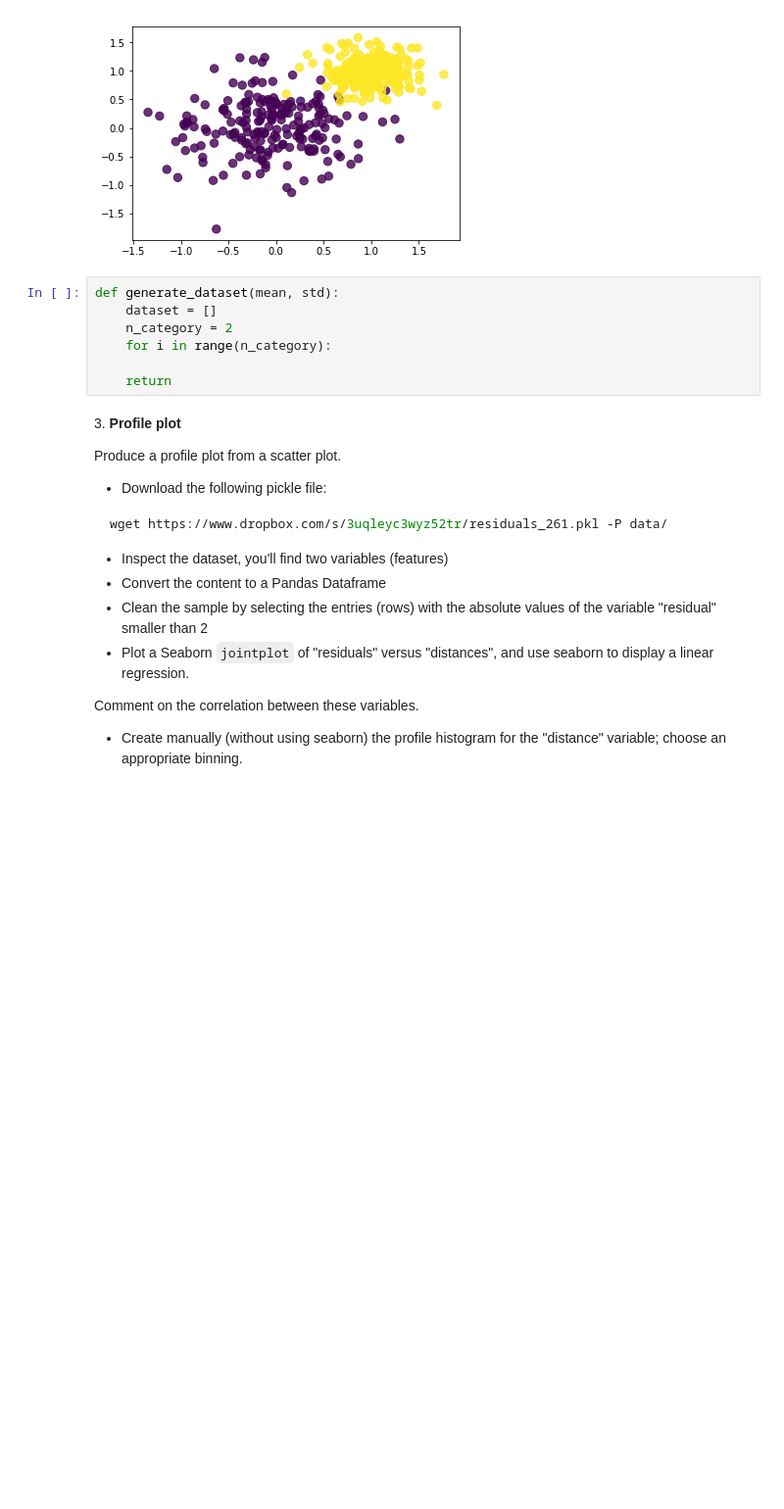
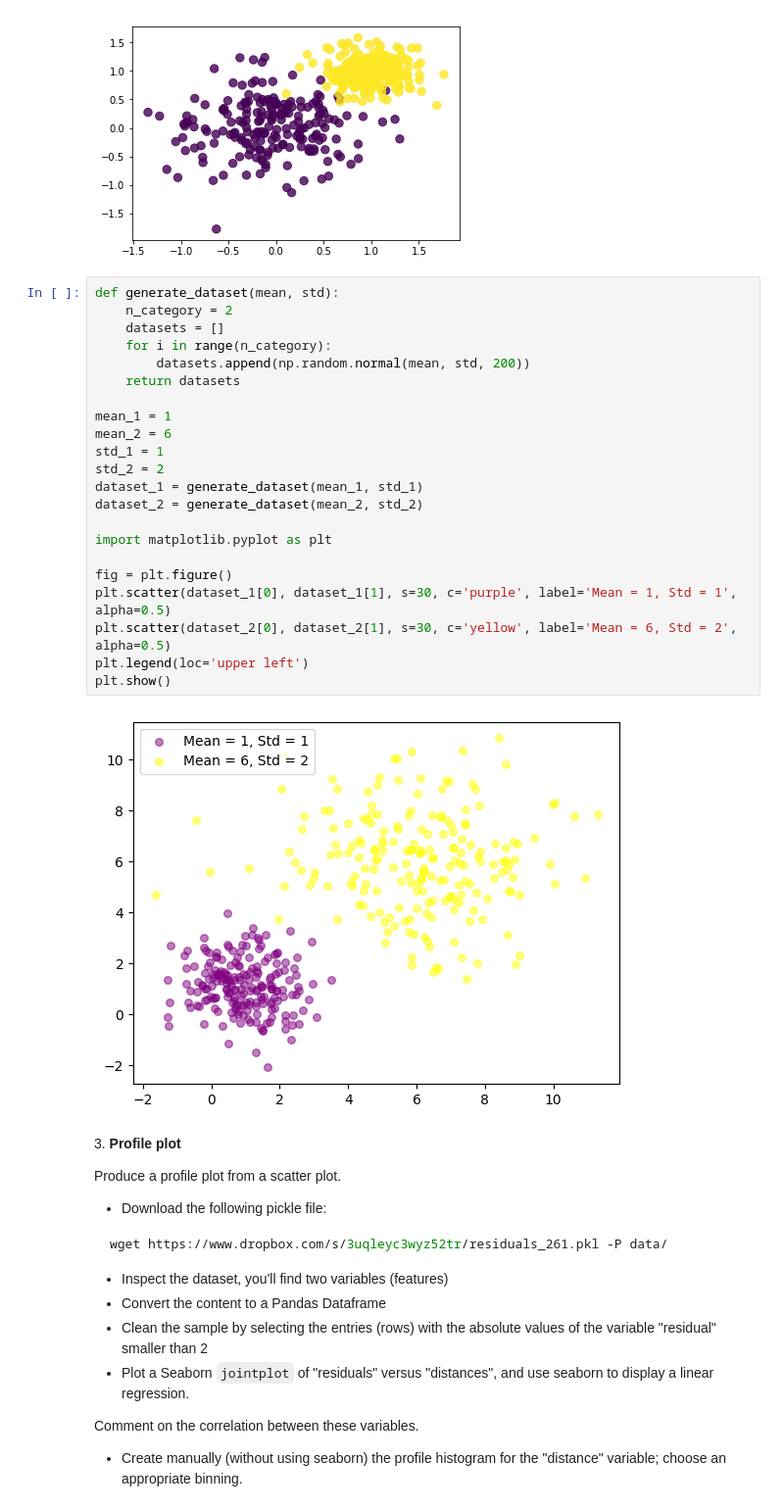
Before and after one commit to zucchett/ScientificComputingWithPython2022, a Jupyter notebook: 7/07ex_visualization.ipynb, the cells around one changed output. Shown at 98% size. Cells and saved outputs as stored; diff of their text form; blank space fills up the shorter version.

```diff
--- a/7/07ex_visualization.ipynb
+++ b/7/07ex_visualization.ipynb
@@ -80,13 +80,30 @@ from IPython.display import Image
 Image('two_categories_scatter_plot.png')
 # %% [output]
 [figure]
-# %%
-def generate_dataset(mean, std):
-    dataset = []
-    n_category = 2
-    for i in range(n_category):
-
-    return
+# %%
+def generate_dataset(mean, std):
+    n_category = 2
+    datasets = []
+    for i in range(n_category):
+        datasets.append(np.random.normal(mean, std, 200))
+    return datasets
+
+mean_1 = 1
+mean_2 = 6
+std_1 = 1
+std_2 = 2
+dataset_1 = generate_dataset(mean_1, std_1)
+dataset_2 = generate_dataset(mean_2, std_2)
+
+import matplotlib.pyplot as plt
+
+fig = plt.figure()
+plt.scatter(dataset_1[0], dataset_1[1], s=30, c='purple', label='Mean = 1, Std = 1', alpha=0.5)
+plt.scatter(dataset_2[0], dataset_2[1], s=30, c='yellow', label='Mean = 6, Std = 2', alpha=0.5)
+plt.legend(loc='upper left')
+plt.show()
+# %% [output]
+[figure, added]
 # %% [markdown]
 3\. **Profile plot**
 
```
Also changed, not shown: parts of 4 cells of this notebook.
